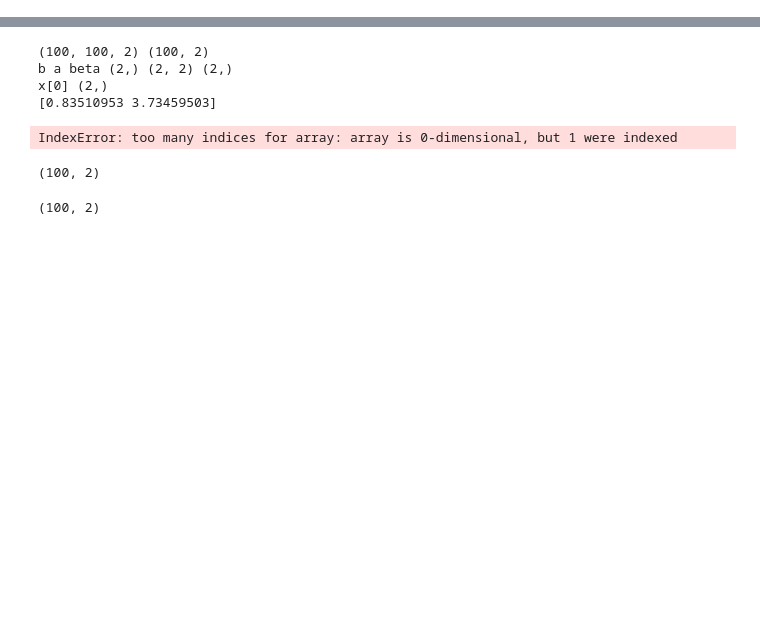
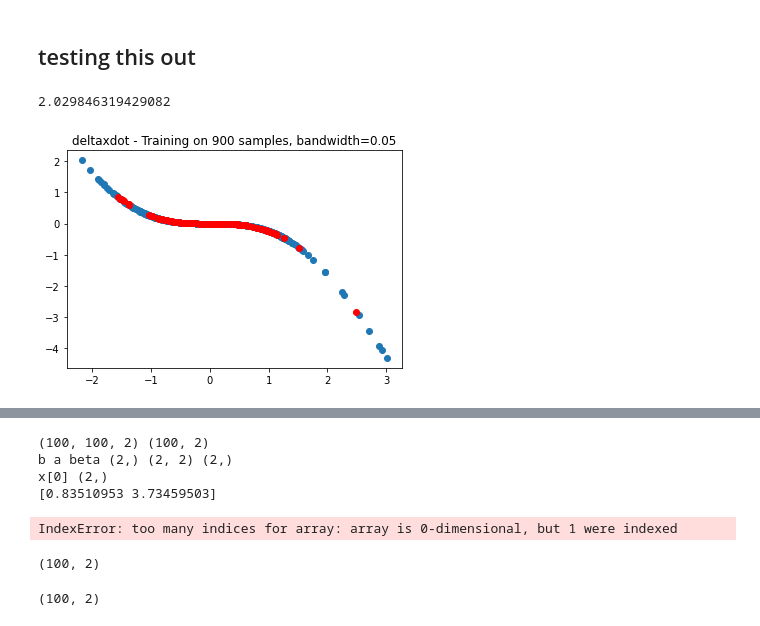
Before and after one commit to LEConger/CS159-project, a Jupyter notebook: local_regression_playground.ipynb, the cells around one changed output, grey strips where cells are left out. Cells and saved outputs as stored; diff of their text form; code cells hidden in the pictures; blank space fills up the shorter version.

```diff
--- a/local_regression_playground.ipynb
+++ b/local_regression_playground.ipynb
@@ -15,0 +97,51 @@ yy = np.transpose(np.array([y, ydot]))
+# %%
+# function to make predictions
+def predict(x_train, y_train, x_test, bandwidth):
+    num_samples = x_train.shape[0]
+
+    # for 1-dim data, reshape from (n,) to (n,1)
+    x_ = np.expand_dims(x_train, axis=1)
+    y_ = np.expand_dims(y_train, axis=1)
+
+    # stack the input with a column of 1 for bias
+    bias = np.ones((num_samples, 1))
+    x_ = np.hstack((x_, bias))
+
+    # stack a given query point (test) with 1 for bias
+    x_query = np.hstack((x_test, 1))
+
+    # compute LOWES weight matrix
+    W = get_LOWES_weights(x_query, x_, bandwidth)
+
+    # calculating parameter theta
+    theta = np.linalg.pinv(x_.T*(W * x_))*(x_.T*(W * y_))
+    #                      2,90  90,2    * 2,90  90,90 * 90,1
+    #                           2,2      *    2,1
+    #                                  2,1
+
+    # calculating predictions
+    pred = np.dot(x_query, theta)
+    return theta, pred
+# %% [markdown]
+## testing this out
+# %%
+y_pred = []
+for x_query in x_test:
+    theta, pred = predict(x_train, y_train, x_query, bandwidth=0.1)
+    y_pred.append(pred[0][0])
+# %%
+y_pred = []
+for x_query in x_test:
+    theta, pred = predict(x_train, ydot_train, x_query, bandwidth=0.1)
+    y_pred.append(pred[0][0])
+# %%
+print(max(ydot_train))
+# %% [output]
+2.029846319429082
+# %%
+plt.scatter(x_train, ydot_train)
+plt.scatter(x_test, y_pred, color ='red')
+plt.title('deltaxdot - Training on 900 samples, bandwidth=0.05')
+plt.show()
+# %% [output]
+[figure, added]
```
Also changed, not shown: parts of 27 cells of this notebook, 2 other files.
